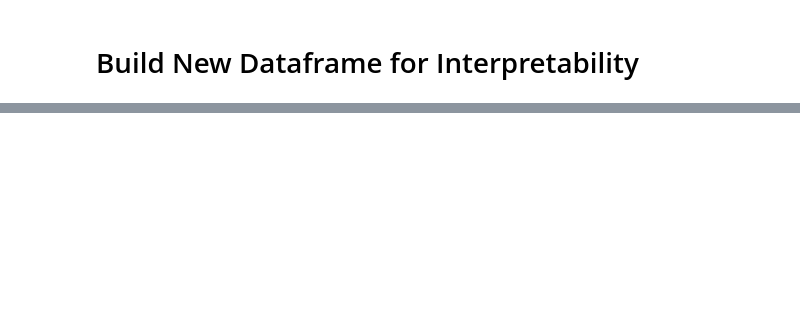
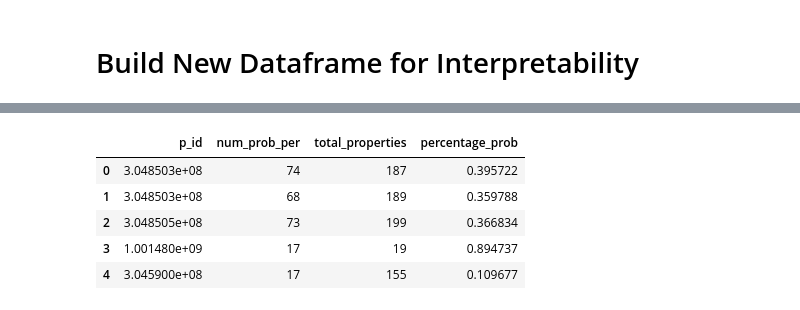
Before and after one commit to sheryly111/Spark-Housing-Project, a Jupyter notebook: model.ipynb, the cells around one changed output, grey strips where cells are left out. Cells and saved outputs as stored; diff of their text form; code cells hidden in the pictures; blank space fills up the shorter version.

```diff
--- a/model.ipynb
+++ b/model.ipynb
@@ -801,3 +817,14 @@ Name: count, Length: 13708, dtype: int64
 | 2 | 3.048505e+08 | 73 | 199 |
 | 3 | 1.001480e+09 | 17 | 19 |
 | 4 | 3.045900e+08 | 17 | 155 |
+# %%
+landlord_predictions["percentage_prob"] = landlord_predictions["num_prob_per"] / landlord_predictions["total_properties"]
+landlord_predictions.drop(landlord_predictions[landlord_predictions["total_properties"] > 400].index, inplace=True)
+landlord_predictions.head()
+# %% [output]
+|  | p_id | num_prob_per | total_properties | percentage_prob |
+| 0 | 3.048503e+08 | 74 | 187 | 0.395722 |
+| 1 | 3.048503e+08 | 68 | 189 | 0.359788 |
+| 2 | 3.048505e+08 | 73 | 199 | 0.366834 |
+| 3 | 1.001480e+09 | 17 | 19 | 0.894737 |
+| 4 | 3.045900e+08 | 17 | 155 | 0.109677 |
```
Also changed, not shown: parts of 7 cells of this notebook.
